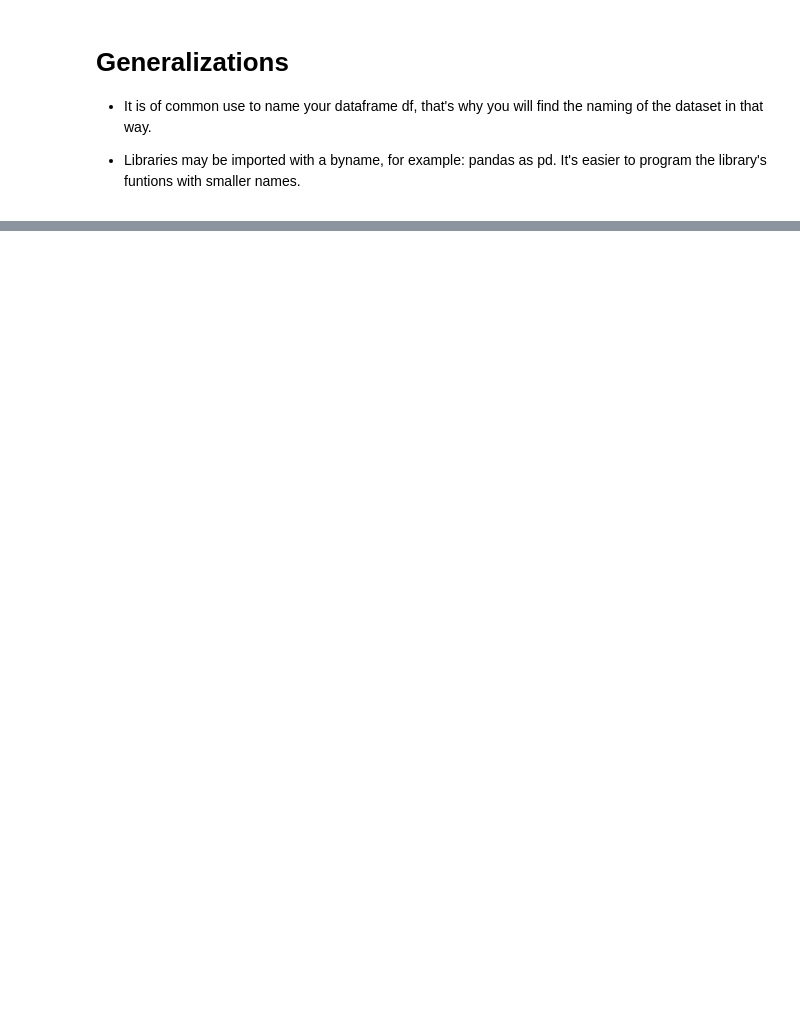
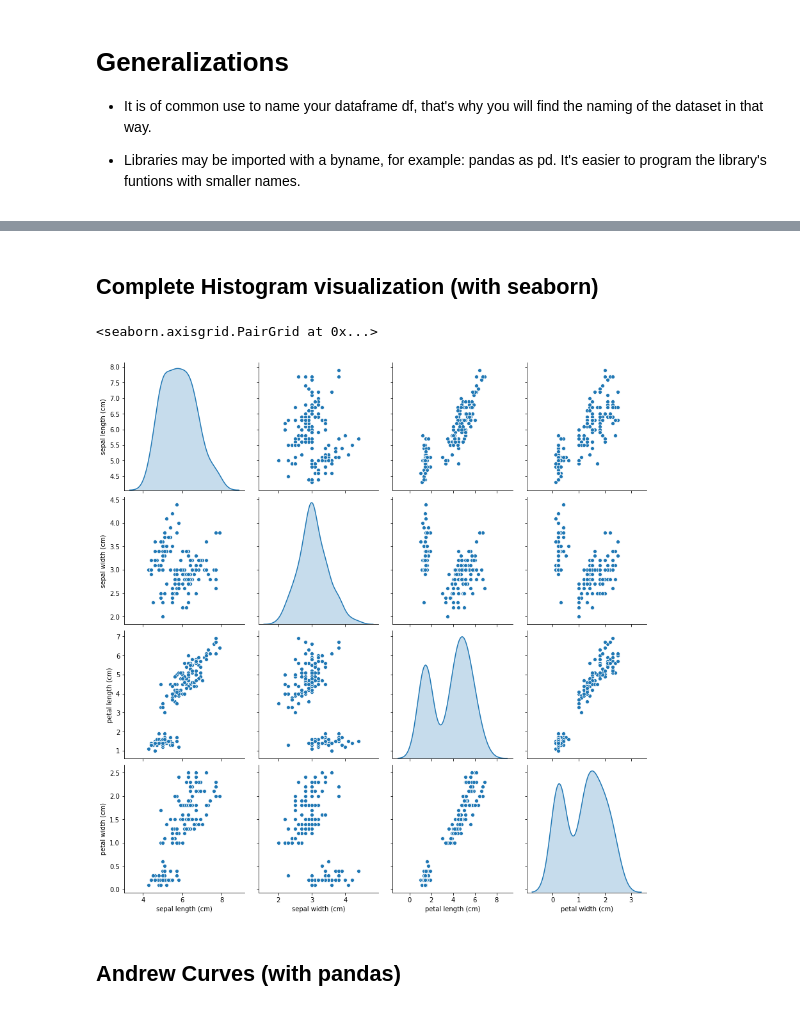
Before and after one commit to nathsmo/Machine-Leaning-Bases, a Jupyter notebook: Data_Exploration_BASES.ipynb, the cells around one changed output, grey strips where cells are left out. Cells and saved outputs as stored; diff of their text form; code cells hidden in the pictures; blank space fills up the shorter version.

```diff
--- a/Data_Exploration_BASES.ipynb
+++ b/Data_Exploration_BASES.ipynb
@@ -36,0 +127,10 @@ df.isna().sum()
+# %% [markdown]
+## Complete Histogram visualization (with seaborn)
+# %%
+sns.pairplot(df, size=3, diag_kind="kde")
+# You can algo use - hue = "Tag" - in order to visualize the data by gourping like species
+# %% [output]
+<seaborn.axisgrid.PairGrid at 0x...>
+[figure, added]
+# %% [markdown]
+## Andrew Curves (with pandas)
```
Also changed, not shown: parts of 24 cells of this notebook.
